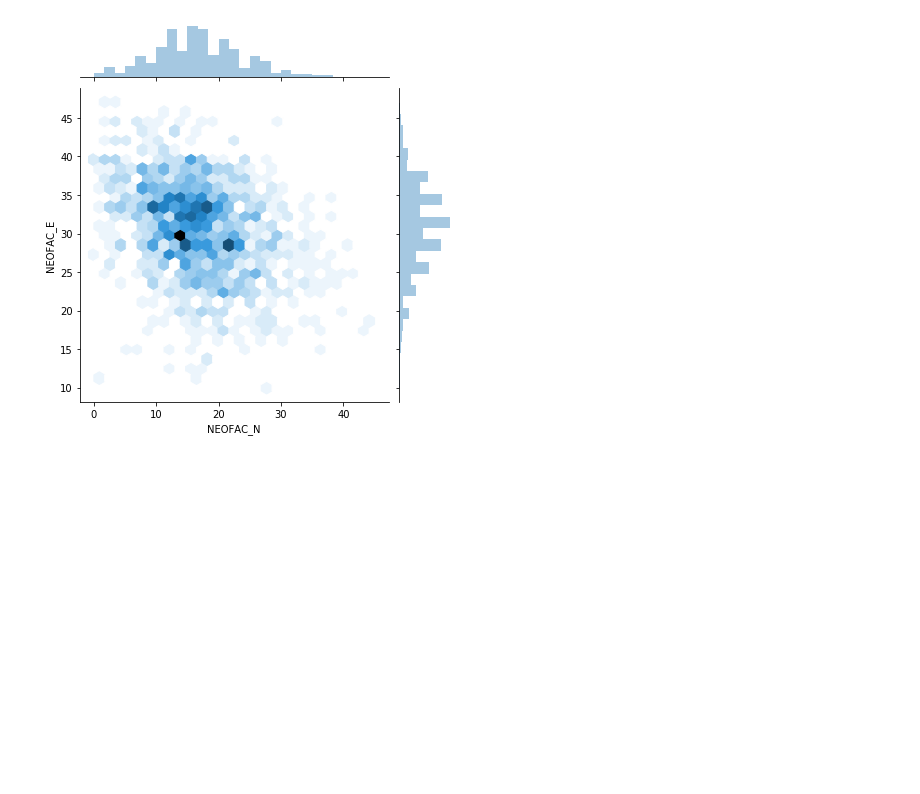
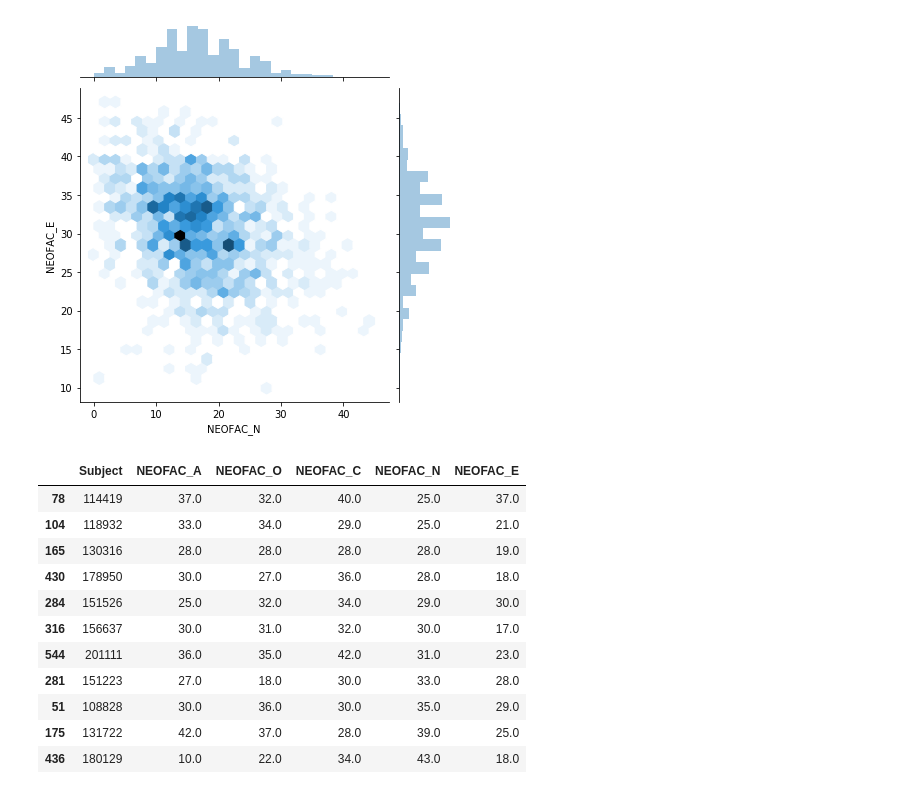
Before and after one commit to brainhack-school2020/harveyaa_fMRI_neuroticism, a Jupyter notebook: exploring_behaviour_data.ipynb, the cells around one changed output. Cells and saved outputs as stored; diff of their text form; code cells hidden in the pictures; blank space fills up the shorter version.

```diff
--- a/exploring_behaviour_data.ipynb
+++ b/exploring_behaviour_data.ipynb
@@ -49,0 +57,16 @@ sns.jointplot(x = 'NEOFAC_N',y = 'NEOFAC_E', data = data_neo, kind = 'hex')
+# %%
+local_data = data_neo.loc[loc].sort_values(by = ['NEOFAC_N'])
+local_data
+# %% [output]
+|  | Subject | NEOFAC_A | NEOFAC_O | NEOFAC_C | NEOFAC_N | NEOFAC_E |
+| 78 | 114419 | 37.0 | 32.0 | 40.0 | 25.0 | 37.0 |
+| 104 | 118932 | 33.0 | 34.0 | 29.0 | 25.0 | 21.0 |
+| 165 | 130316 | 28.0 | 28.0 | 28.0 | 28.0 | 19.0 |
+| 430 | 178950 | 30.0 | 27.0 | 36.0 | 28.0 | 18.0 |
+| 284 | 151526 | 25.0 | 32.0 | 34.0 | 29.0 | 30.0 |
+| 316 | 156637 | 30.0 | 31.0 | 32.0 | 30.0 | 17.0 |
+| 544 | 201111 | 36.0 | 35.0 | 42.0 | 31.0 | 23.0 |
+| 281 | 151223 | 27.0 | 18.0 | 30.0 | 33.0 | 28.0 |
+| 51 | 108828 | 30.0 | 36.0 | 30.0 | 35.0 | 29.0 |
+| 175 | 131722 | 42.0 | 37.0 | 28.0 | 39.0 | 25.0 |
+| 436 | 180129 | 10.0 | 22.0 | 34.0 | 43.0 | 18.0 |
```
Also changed, not shown: parts of 2 cells of this notebook, 1 other file.
